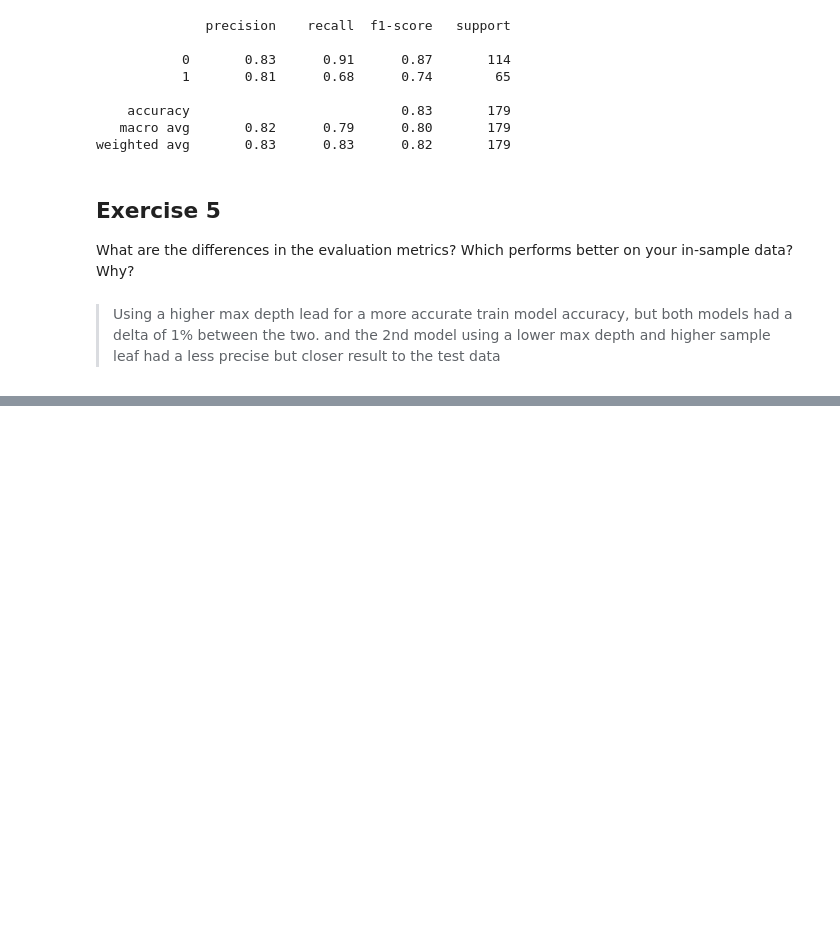
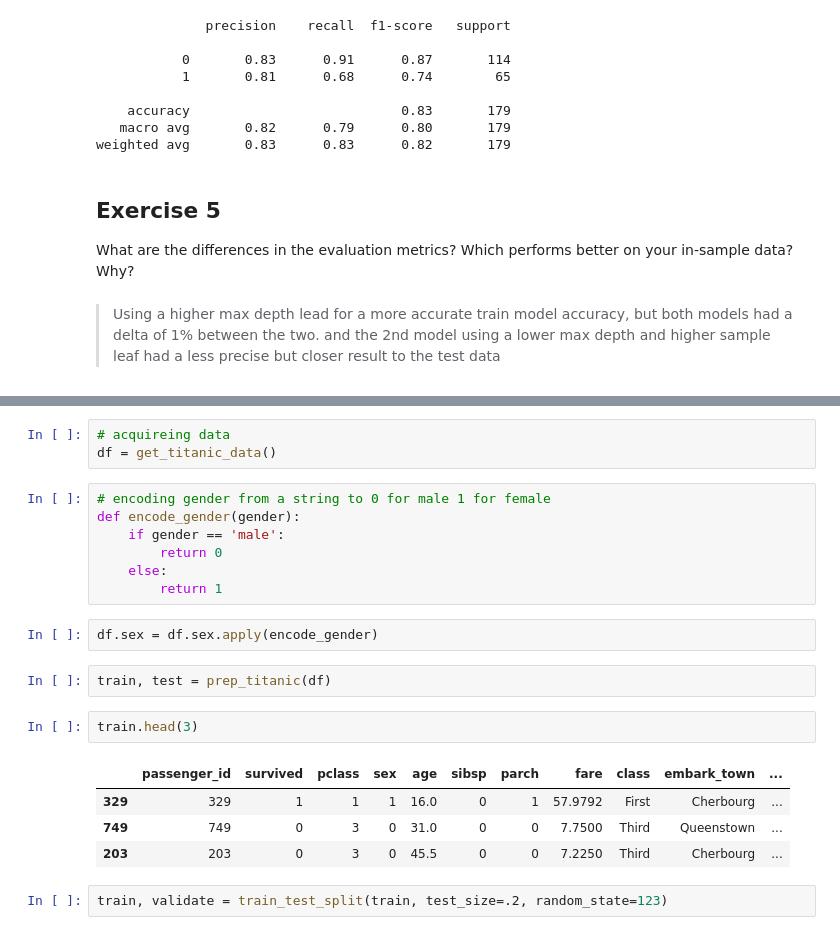
Before and after one commit to jivemachine/ds-methodologies-exercises, a Jupyter notebook: classification/model.ipynb, the cells around one changed output, grey strips where cells are left out. Cells and saved outputs as stored; diff of their text form; blank space fills up the shorter version.

```diff
--- a/classification/model.ipynb
+++ b/classification/model.ipynb
@@ -850,0 +867,23 @@ What are the differences in the evaluation metrics? Which performs better on you
+# %%
+# acquireing data
+df = get_titanic_data()
+# %%
+# encoding gender from a string to 0 for male 1 for female
+def encode_gender(gender):
+    if gender == 'male':
+        return 0
+    else:
+        return 1
+# %%
+df.sex = df.sex.apply(encode_gender)
+# %%
+train, test = prep_titanic(df)
+# %%
+train.head(3)
+# %% [output]
+|  | passenger_id | survived | pclass | sex | age | sibsp | parch | fare | class | embark_town | ... |
+| 329 | 329 | 1 | 1 | 1 | 16.0 | 0 | 1 | 57.9792 | First | Cherbourg | ... |
+| 749 | 749 | 0 | 3 | 0 | 31.0 | 0 | 0 | 7.7500 | Third | Queenstown | ... |
+| 203 | 203 | 0 | 3 | 0 | 45.5 | 0 | 0 | 7.2250 | Third | Cherbourg | ... |
+# %%
+train, validate = train_test_split(train, test_size=.2, random_state=123)
```
Also changed, not shown: parts of 60 cells of this notebook.
